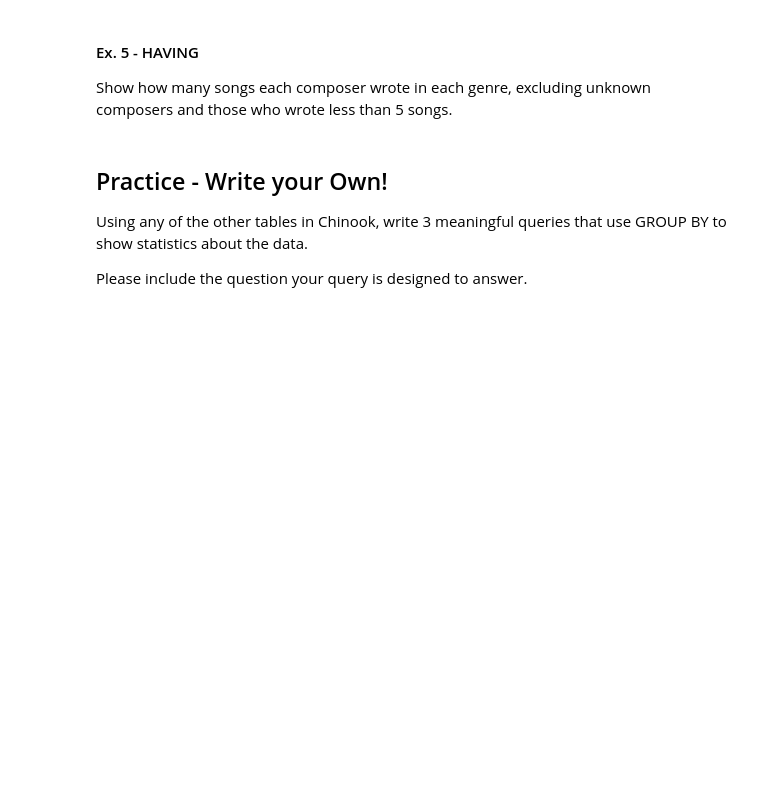
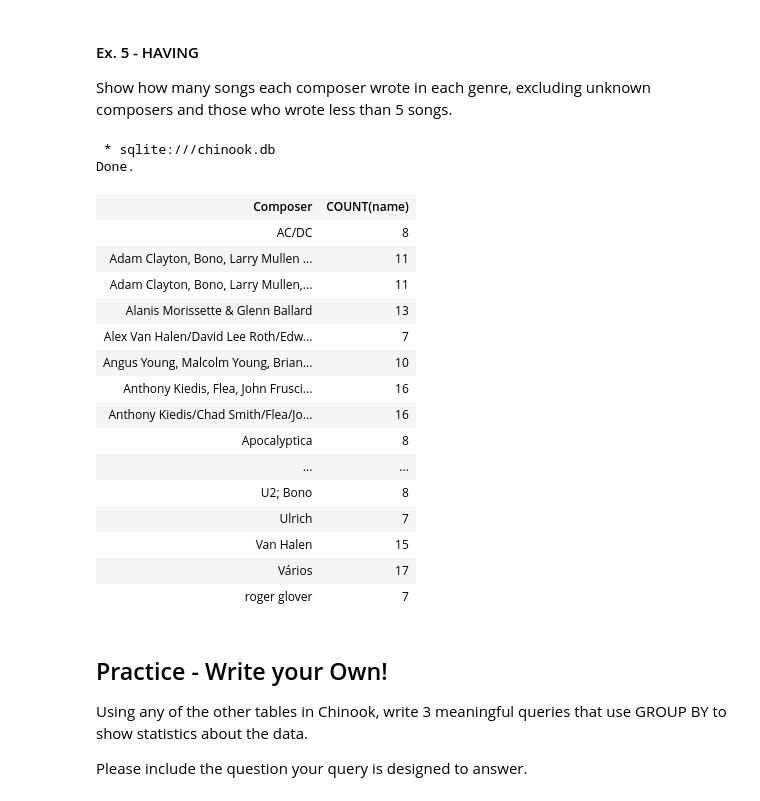
Before and after one commit to dixita9/CSC330-Introduction-to-SQL-T6, a Jupyter notebook: Intro_to_SQL_2.ipynb, the cells around one changed output. Cells and saved outputs as stored; diff of their text form; code cells hidden in the pictures; blank space fills up the shorter version.

```diff
--- a/Intro_to_SQL_2.ipynb
+++ b/Intro_to_SQL_2.ipynb
@@ -104,6 +122,29 @@ Show how many songs each composer wrote in each genre, excluding unknown compose
 # %%
 %%sql
 -- Write Your Query here
+SELECT composer, COUNT(name) FROM tracks
+WHERE composer != "None"
+GROUP BY composer, genreid
+HAVING COUNT(name) > 5;
+# %% [output]
+ * sqlite:///chinook.db
+Done.
+| Composer | COUNT(name) |
+| AC/DC | 8 |
+| Adam Clayton, Bono, Larry Mullen ... | 11 |
+| Adam Clayton, Bono, Larry Mullen,... | 11 |
+| Alanis Morissette & Glenn Ballard | 13 |
+| Alex Van Halen/David Lee Roth/Edw... | 7 |
+| Angus Young, Malcolm Young, Brian... | 10 |
+| Anthony Kiedis, Flea, John Frusci... | 16 |
+| Anthony Kiedis/Chad Smith/Flea/Jo... | 16 |
+| Apocalyptica | 8 |
+| ... | ... |
+| U2; Bono | 8 |
+| Ulrich | 7 |
+| Van Halen | 15 |
+| Vários | 17 |
+| roger glover | 7 |
 # %% [markdown]
 ## Practice - Write your Own!
 Using any of the other tables in Chinook, write 3 meaningful queries that use GROUP BY to show statistics about the data.
```
Also changed, not shown: parts of 3 cells of this notebook.
